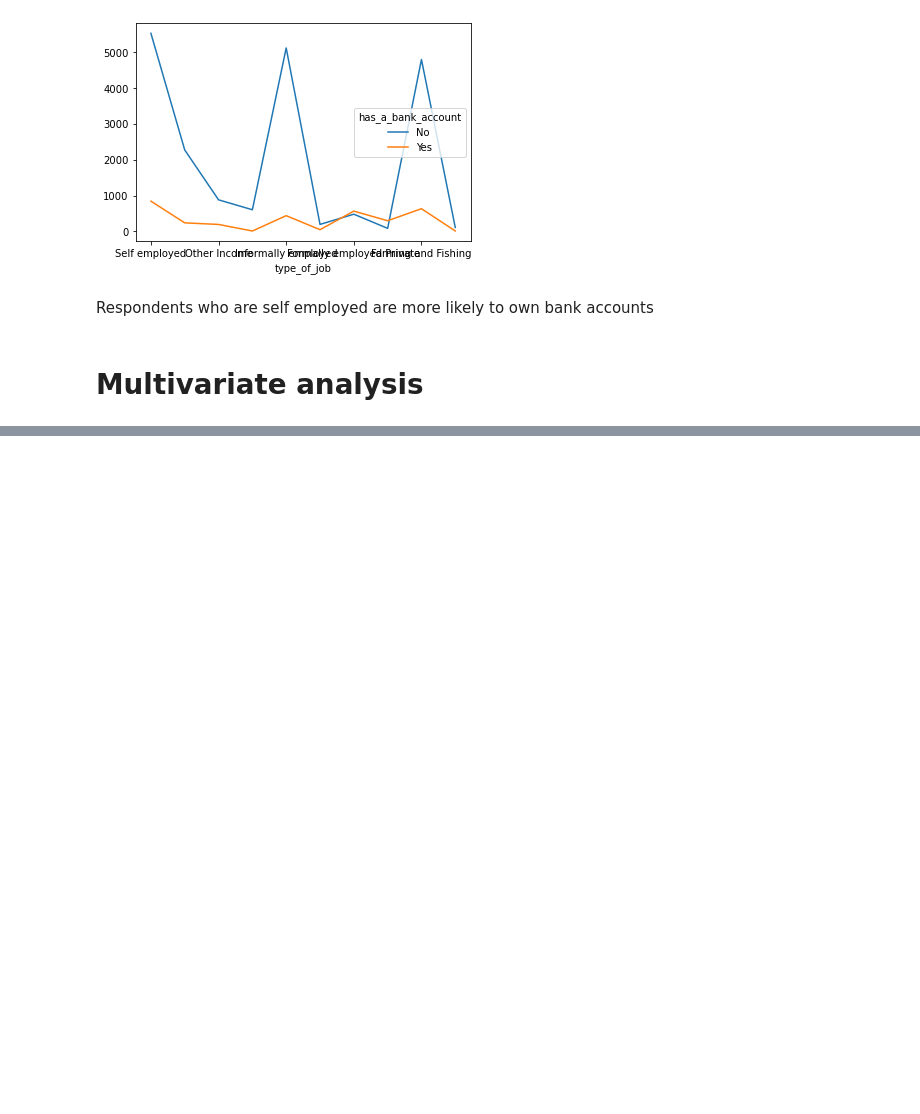
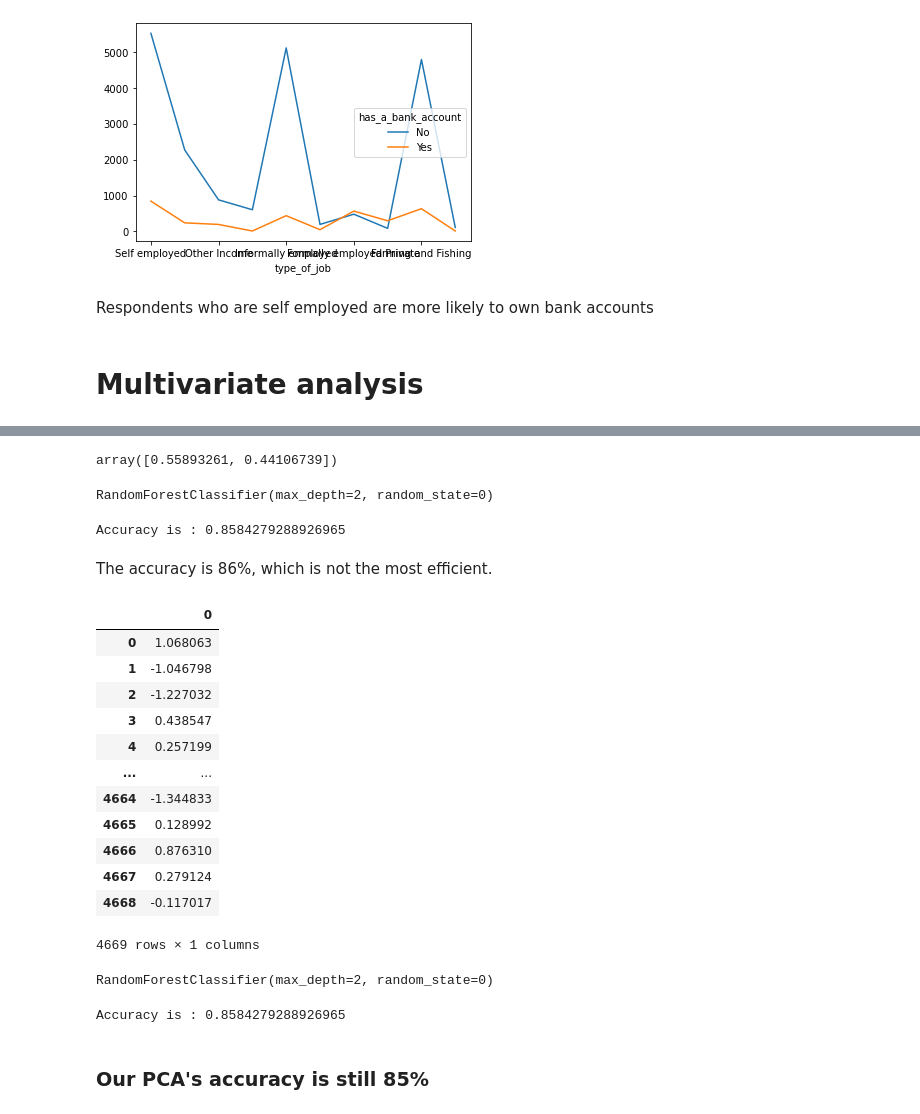
Before and after one commit to mbururyan/financial-inclusion-KE, a Jupyter notebook: financial_inclusion_WK2_IP.ipynb, the cells around one changed output, grey strips where cells are left out. Drawn from its saved outputs; the diff is of its cells as text; code cells hidden in the pictures; blank space fills up the shorter version.

```diff
--- a/financial_inclusion_WK2_IP.ipynb
+++ b/financial_inclusion_WK2_IP.ipynb
@@ -807,0 +912,15 @@ Respondents who are self employed are more likely to own bank accounts
+# %%
+# Variance ratios
+explained_var = pca.explained_variance_ratio_
+
+explained_var
+# %% [output]
+array([0.55893261, 0.44106739])
+# %%
+# Using random Forest classifier to make predictions
+from sklearn.ensemble import RandomForestClassifier
+
+classifier = RandomForestClassifier(max_depth=2, random_state=0)
+classifier.fit(X_train, y_train)
+# %% [output]
+RandomForestClassifier(max_depth=2, random_state=0)
@@ -807,0 +931,44 @@ Respondents who are self employed are more likely to own bank accounts
+# %%
+# Evaluation
+
+# testing the algorithm's accuracy
+from sklearn.metrics import confusion_matrix
+from sklearn.metrics import accuracy_score
+
+print('Accuracy is :', accuracy_score(y_test, y_pred))
+# %% [output]
+Accuracy is : 0.8584279288926965
+# %% [markdown]
+The accuracy is 86%, which is not the most efficient.
+# %%
+# Work with one principal component
+
+from sklearn.decomposition import PCA
+
+pca = PCA(n_components=1)
+X_train = pca.fit_transform(X_train)
+X_test = pca.transform(X_test)
+
+pd.DataFrame(X_test)
+# %% [output]
+|  | 0 |
+| 0 | 1.068063 |
+| 1 | -1.046798 |
+| 2 | -1.227032 |
+| 3 | 0.438547 |
+| 4 | 0.257199 |
+| ... | ... |
+| 4664 | -1.344833 |
+| 4665 | 0.128992 |
+| 4666 | 0.876310 |
+| 4667 | 0.279124 |
+| 4668 | -0.117017 |
+4669 rows × 1 columns
+# %%
+# Random Forest Classifier
+from sklearn.ensemble import RandomForestClassifier
+
+classifier = RandomForestClassifier(max_depth=2, random_state=0)
+classifier.fit(X_train, y_train)
+# %% [output]
+RandomForestClassifier(max_depth=2, random_state=0)
@@ -807,0 +977,13 @@ Respondents who are self employed are more likely to own bank accounts
+# %%
+# Second Evaluation
+# Evaluation
+
+# testing the algorithm's accuracy
+from sklearn.metrics import confusion_matrix
+from sklearn.metrics import accuracy_score
+
+print('Accuracy is :', accuracy_score(y_test, y_pred))
+# %% [output]
+Accuracy is : 0.8584279288926965
+# %% [markdown]
+### Our PCA's accuracy is still 85%
```
Also changed, not shown: parts of 13 cells of this notebook.
